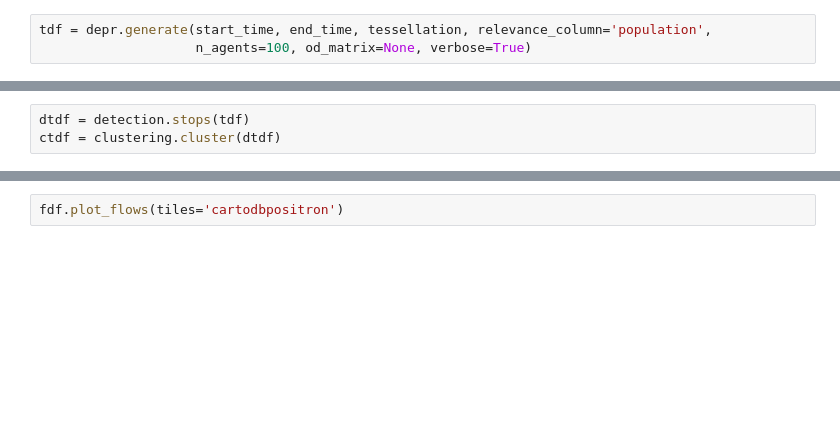
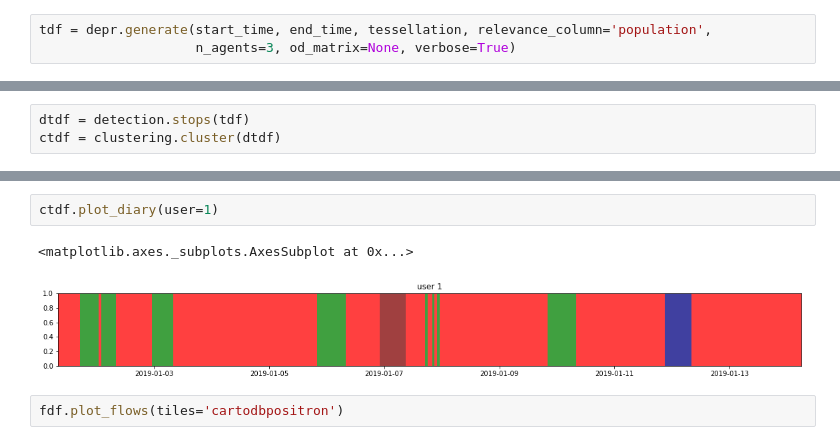
Before and after one commit to scikit-mobility/scikit-mobility, a Jupyter notebook: tutorial/4_flow_models_skmob_tutorial.ipynb, the cells around one changed output, grey strips where cells are left out. Cells and saved outputs as stored; diff of their text form; blank space fills up the shorter version.

```diff
--- a/tutorial/4_flow_models_skmob_tutorial.ipynb
+++ b/tutorial/4_flow_models_skmob_tutorial.ipynb
@@ -32,4 +62,4 @@ end_time = pd.to_datetime('2019/01/14 08:00:00')
 depr = DensityEPR()
 # %%
 tdf = depr.generate(start_time, end_time, tessellation, relevance_column='population',
-                    n_agents=100, od_matrix=None, verbose=True)
+                    n_agents=3, od_matrix=None, verbose=True)
@@ -46,5 +75,10 @@ ctdf[ctdf['uid'] == 1].plot_stops(map_f=m)
 # %% [output]
 [interactive output not drawn]
+# %%
+ctdf.plot_diary(user=1)
+# %% [output]
+<matplotlib.axes._subplots.AxesSubplot at 0x...>
+[figure, added]
 # %%
 fdf.plot_flows(tiles='cartodbpositron')
 # %% [output]
```
Also changed, not shown: parts of 9 cells of this notebook, 3 other files.
